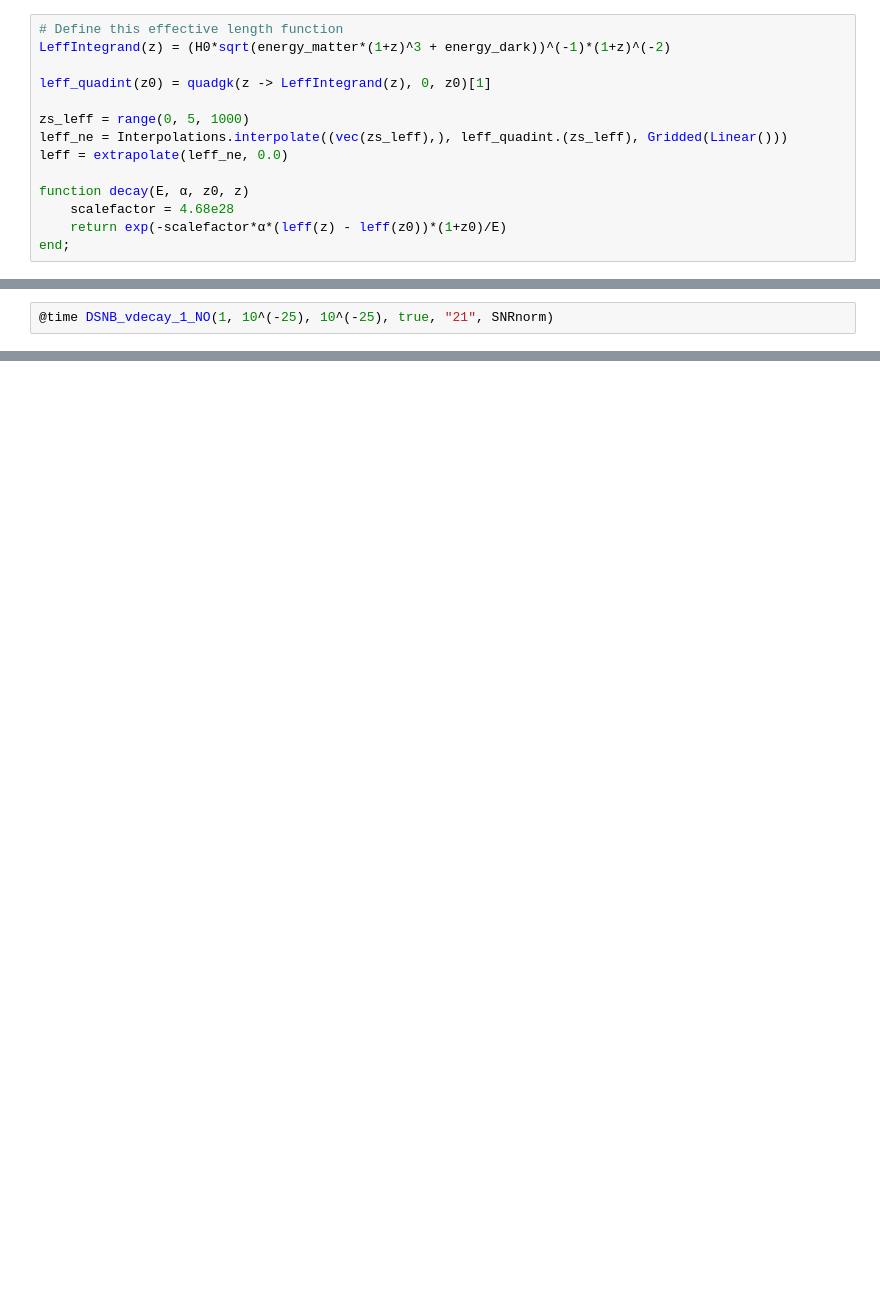
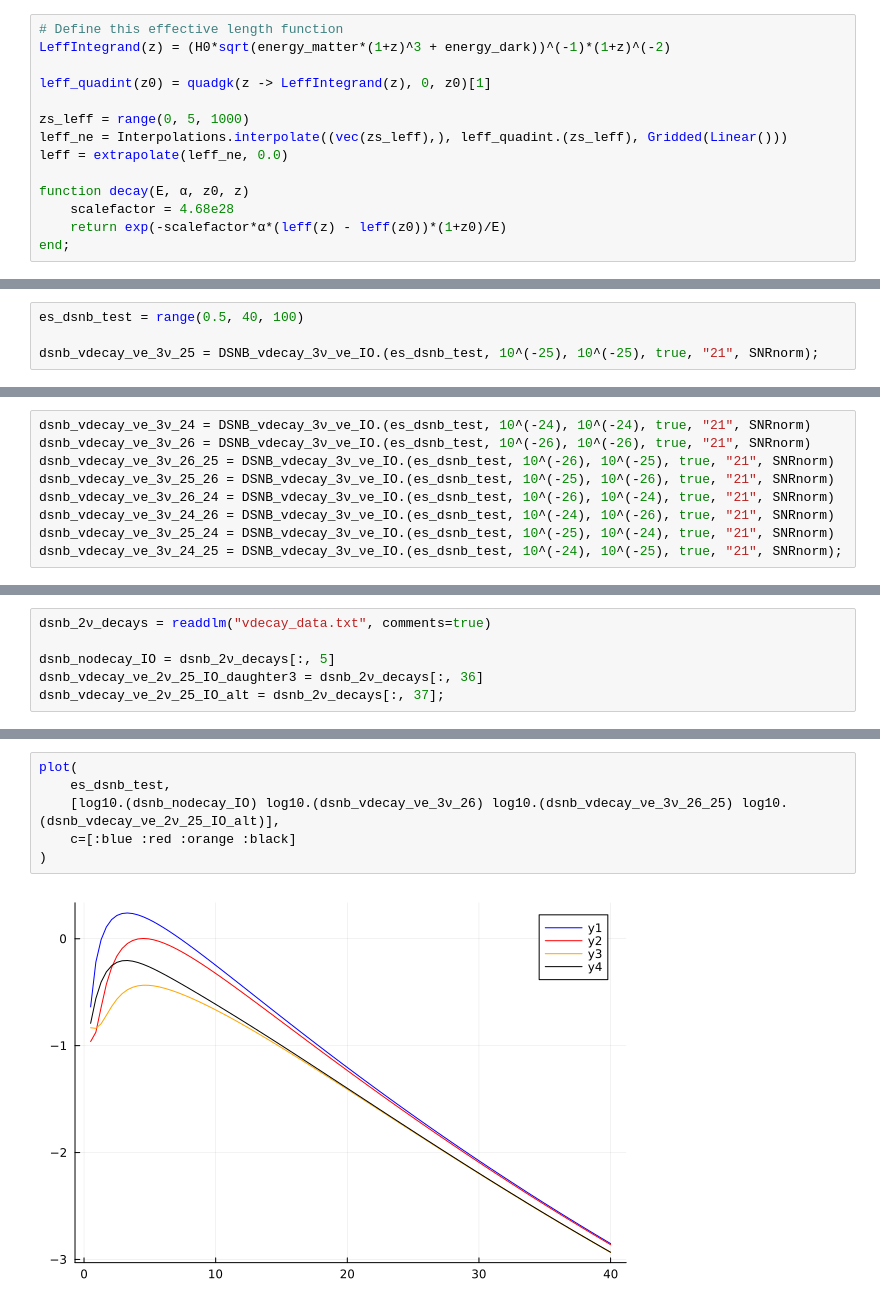
Before and after one commit to mymacd2/NBI-Summer-Research, a Jupyter notebook: dsnb_decay_621.ipynb, the cells around one changed output, grey strips where cells are left out. Drawn from its saved outputs; the diff is of its cells as text; blank space fills up the shorter version.

```diff
--- a/dsnb_decay_621.ipynb
+++ b/dsnb_decay_621.ipynb
@@ -242,2 +566,4 @@ DSNB_vdecay_1_NO (generic function with 1 method)
 # %%
-@time DSNB_vdecay_1_NO(1, 10^(-25), 10^(-25), true, "21", SNRnorm)
+es_dsnb_test = range(0.5, 40, 100)
+
+dsnb_vdecay_νe_3ν_25 = DSNB_vdecay_3ν_νe_IO.(es_dsnb_test, 10^(-25), 10^(-25), true, "21", SNRnorm);
@@ -251,0 +570,9 @@ DSNB_vdecay_1_NO (generic function with 1 method)
+# %%
+dsnb_vdecay_νe_3ν_24 = DSNB_vdecay_3ν_νe_IO.(es_dsnb_test, 10^(-24), 10^(-24), true, "21", SNRnorm)
+dsnb_vdecay_νe_3ν_26 = DSNB_vdecay_3ν_νe_IO.(es_dsnb_test, 10^(-26), 10^(-26), true, "21", SNRnorm)
+dsnb_vdecay_νe_3ν_26_25 = DSNB_vdecay_3ν_νe_IO.(es_dsnb_test, 10^(-26), 10^(-25), true, "21", SNRnorm)
+dsnb_vdecay_νe_3ν_25_26 = DSNB_vdecay_3ν_νe_IO.(es_dsnb_test, 10^(-25), 10^(-26), true, "21", SNRnorm)
+dsnb_vdecay_νe_3ν_26_24 = DSNB_vdecay_3ν_νe_IO.(es_dsnb_test, 10^(-26), 10^(-24), true, "21", SNRnorm)
+dsnb_vdecay_νe_3ν_24_26 = DSNB_vdecay_3ν_νe_IO.(es_dsnb_test, 10^(-24), 10^(-26), true, "21", SNRnorm)
+dsnb_vdecay_νe_3ν_25_24 = DSNB_vdecay_3ν_νe_IO.(es_dsnb_test, 10^(-25), 10^(-24), true, "21", SNRnorm)
+dsnb_vdecay_νe_3ν_24_25 = DSNB_vdecay_3ν_νe_IO.(es_dsnb_test, 10^(-24), 10^(-25), true, "21", SNRnorm);
@@ -251,0 +642,6 @@ DSNB_vdecay_1_NO (generic function with 1 method)
+# %%
+dsnb_2ν_decays = readdlm("vdecay_data.txt", comments=true)
+
+dsnb_nodecay_IO = dsnb_2ν_decays[:, 5]
+dsnb_vdecay_νe_2ν_25_IO_daughter3 = dsnb_2ν_decays[:, 36]
+dsnb_vdecay_νe_2ν_25_IO_alt = dsnb_2ν_decays[:, 37];
@@ -251,0 +737,8 @@ DSNB_vdecay_1_NO (generic function with 1 method)
+# %%
+plot(
+    es_dsnb_test,
+    [log10.(dsnb_nodecay_IO) log10.(dsnb_vdecay_νe_3ν_26) log10.(dsnb_vdecay_νe_3ν_26_25) log10.(dsnb_vdecay_νe_2ν_25_IO_alt)],
+    c=[:blue :red :orange :black]
+)
+# %% [output]
+[figure, added]
```
Also changed, not shown: parts of 32 cells of this notebook, 15 other files.
